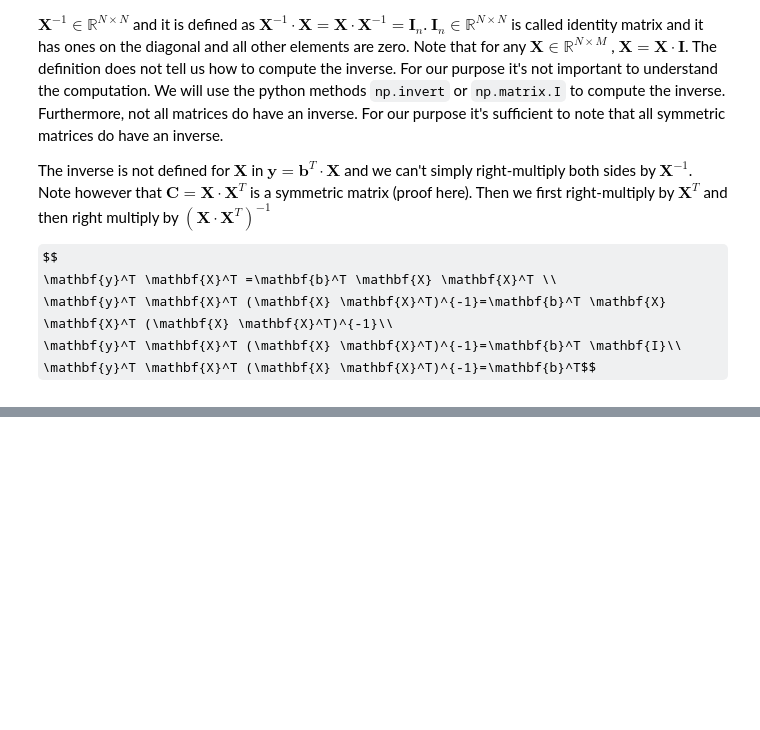
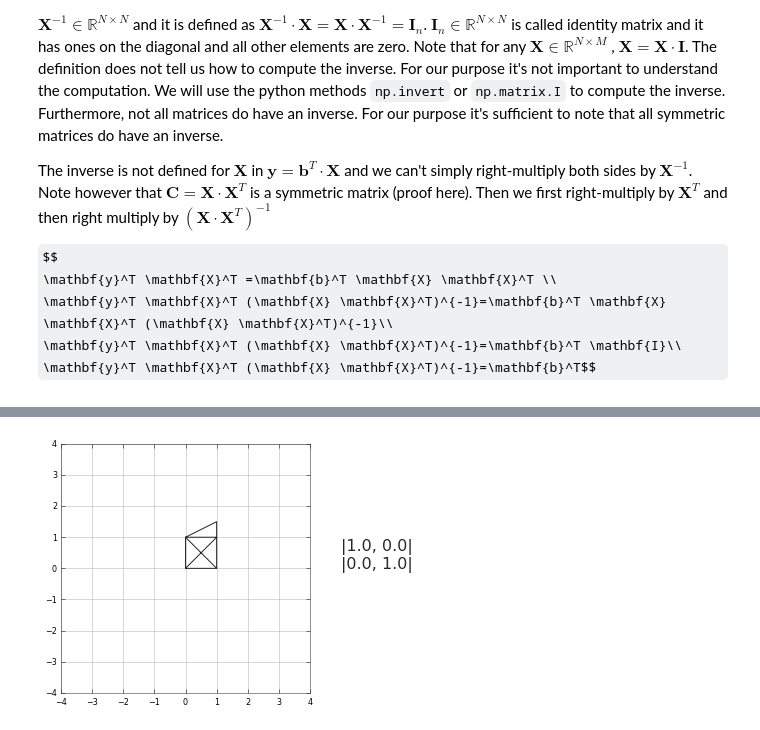
Before and after one commit to simkovic/QMFPR, a Jupyter notebook: ch2.ipynb, the cells around one changed output, grey strips where cells are left out. Drawn from its saved outputs; the diff is of its cells as text; code cells hidden in the pictures; some formulas as TeX source; blank space fills up the shorter version.

```diff
--- a/ch2.ipynb
+++ b/ch2.ipynb
@@ -273,0 +304,12 @@ array([[ 4.71182364,  0.23200169,  0.57195852,  0.67347571],
+# %%
+from ipywidgets import interact
+def multiplyHouse(a=1,b=0,c=0,d=1):
+    h=h0.dot(np.array([[a,b],[c,d]]))
+    plt.plot(h[:,0],h[:,1])
+    plt.xlim([-4,4]);plt.ylim([-4,4])
+    plt.gca().set_aspect(1)
+    plt.text(5,0,'|%.1f, %.1f|\n|%.1f, %.1f|'%(a,c,b,d),fontsize=16)
+
+interact(multiplyHouse,a=(-3,3,0.1),b=(-3,3,0.1),c=(-3,3,0.1),d=(-3,3,0.1));
+# %% [output]
+[figure, added]
```
Also changed, not shown: parts of 10 cells of this notebook.
